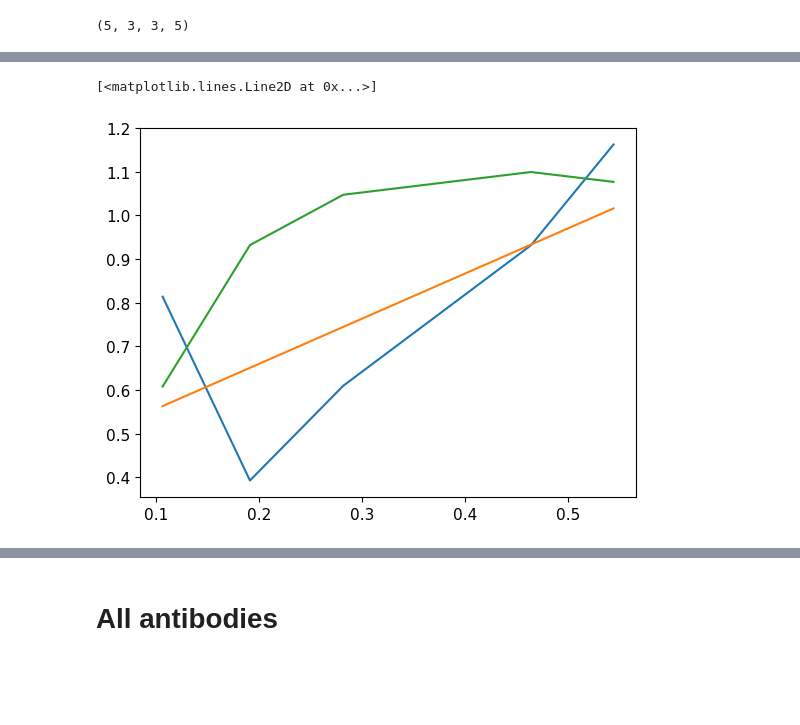
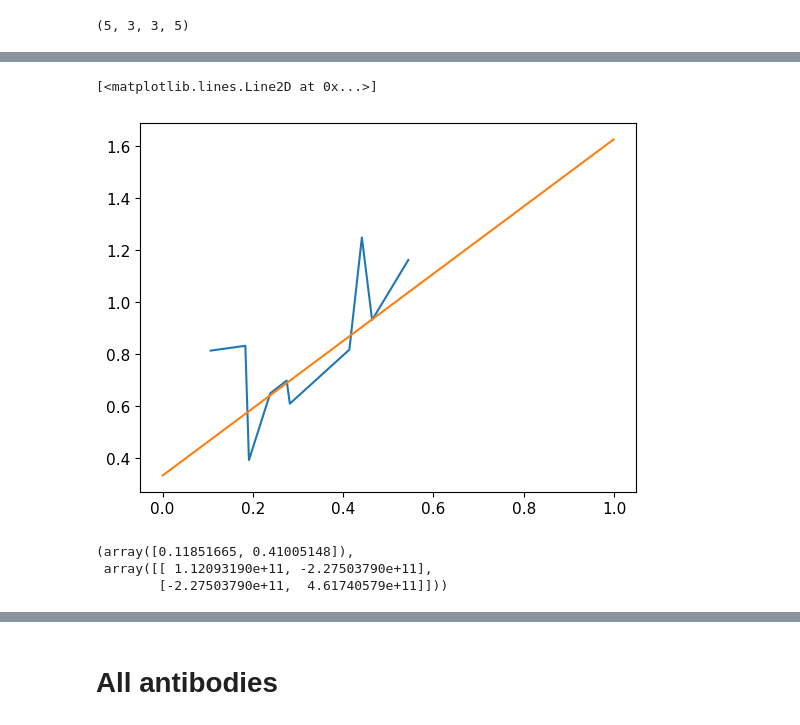
Before and after one commit to AleCorso/DMSAnalysis, a Jupyter notebook: numerical_optimal_mu.ipynb, the cells around one changed output, grey strips where cells are left out. Saved outputs shown, nothing was run; the diff lists cells and outputs as text; code cells hidden in the pictures; blank space fills up the shorter version.

```diff
--- a/numerical_optimal_mu.ipynb
+++ b/numerical_optimal_mu.ipynb
@@ -538,9 +538,9 @@ fig.set_figwidth(5)
 
 ax.errorbar((L*mu_values)**2/((1+L*mu_values)**2), Rmin_values, yerr = sRmin_values, marker = "o", capsize  =  5, markersize = 3, linewidth = 1, elinewidth=1, label = 'DMS data')
 
-SNR, R0 = np.polyfit(x = (L*mu_values)**2/((1+L*mu_values)**2), y = Rmin_values, w = 1./sRmin_values, deg = 1)
+SNR_base, R0_base = np.polyfit(x = (L*mu_values)**2/((1+L*mu_values)**2), y = Rmin_values, w = 1./sRmin_values, deg = 1)
 
-ax.plot(np.linspace(0,1), np.linspace(0,1) * SNR + R0 ,linestyle = '--', label = f'Fit: $SNR = {round(SNR, 3)}$, $R_0= {round(R0,3)}$')
+ax.plot(np.linspace(0,1), np.linspace(0,1) * SNR_base + R0_base ,linestyle = '--', label = f'Fit: $SNR = {round(SNR_base, 3)}$, $R_0= {round(R0_base,3)}$')
 
 ax.set_title(AB)
 ax.set_xlabel("$\\frac{\hat{\\mu}^2}{(1+\hat{\\mu})^2} $")
@@ -695,7 +695,7 @@ risk_values.shape
 # %%
 n_trials = 5
 
-p_values = [0.1,0.2,0.3,0.4,0.5]
+p_values = [0.05,0.15,0.25,0.35,0.45]#[0.1,0.2,0.3,0.4,0.5]
 
 split_fractions = [0.1,0.2,0.3]
 mu_grid = 10**(np.array([-4,-2.5,-1.5,-1]))
@@ -771,0 +774,3 @@ for id_x, x in enumerate(x_values):
+# %%
+data = pd.read_csv("exp_data/starr_nature/misspecification_"+AB+".csv")
+data.columns
@@ -772,5 +779,5 @@ for id_x, x in enumerate(x_values):
 # %%
-abs_results = pd.DataFrame({'Ab':[], 'x':[],'SNR':[],'R0':[]})
+abs_results = pd.DataFrame({'Ab':[], 'x':[],'SNR':[],'R0':[],'sSNR':[],'sR0':[]})
 
 for x, df in data.groupby('x'):
 
@@ -813,7 +820,7 @@ for x, df in data.groupby('x'):
     sSNR = cov[0,0]
     sR0 = cov[1,1]
 
-    abs_results = pd.concat([abs_results, pd.DataFrame({'Ab':[AB], 'x':[x],'SNR':[SNR],'R0':[R0],'sSNR':[sSNR],'R0':[sR0]})])
+    abs_results = pd.concat([abs_results, pd.DataFrame({'Ab':[AB], 'x':[x],'SNR':[SNR],'R0':[R0],'sSNR':[sSNR],'sR0':[sR0]})])
 
     plot = True
     if plot:
@@ -852,12 +878,26 @@ plt.plot(np.linspace(0,2), np.linspace(0,2))
 # %%
 
 plt.plot(abs_results['x'], abs_results['R0'])
-Fmis = 0.3
+Fmis = 0.2
 sigma = 0.1
 
-plt.plot(abs_results['x'],sigma**2+(Fmis+(1-Fmis)*abs_results['x'])/(1-Fmis-(1-Fmis)*abs_results['x'])*(1-abs_results['x'])*SNR_from_g)
 
-plt.plot(abs_results['x'],sigma**2+(Fmis+(1-Fmis)*abs_results['x'])/(1-Fmis-(1-Fmis)*abs_results['x'])*abs_results['SNR'])
+xs = np.linspace(0,1,1000)
+plt.plot(xs,sigma**2+(Fmis+(1-Fmis)*xs)/(1-Fmis-(1-Fmis)*xs)*(1-xs)*SNR_base)
+
+
+#plt.plot(abs_results['x'],sigma**2+(Fmis+(1-Fmis)*abs_results['x'])/(1-Fmis-(1-Fmis)*abs_results['x'])*abs_results['SNR'])
 # %% [output]
 [<matplotlib.lines.Line2D at 0x...>]
-[figure, old version]
+[figure, new version]
+# %%
+from scipy.optimize import curve_fit
+
+def fit_function(x, Fmis, sigma):
+    return sigma**2 + (Fmis+(1-Fmis)*x)/(1-Fmis-(1-Fmis)*x)*(1-x)*SNR_base
+
+curve_fit(fit_function ,abs_results['x'], abs_results['R0'], sigma = abs_results['sR0'], p0 = [0.1,0.])
+# %% [output]
+(array([0.11851665, 0.41005148]),
+ array([[ 1.12093190e+11, -2.27503790e+11],
+        [-2.27503790e+11,  4.61740579e+11]]))
```
Also changed, not shown: parts of 17 cells of this notebook.
